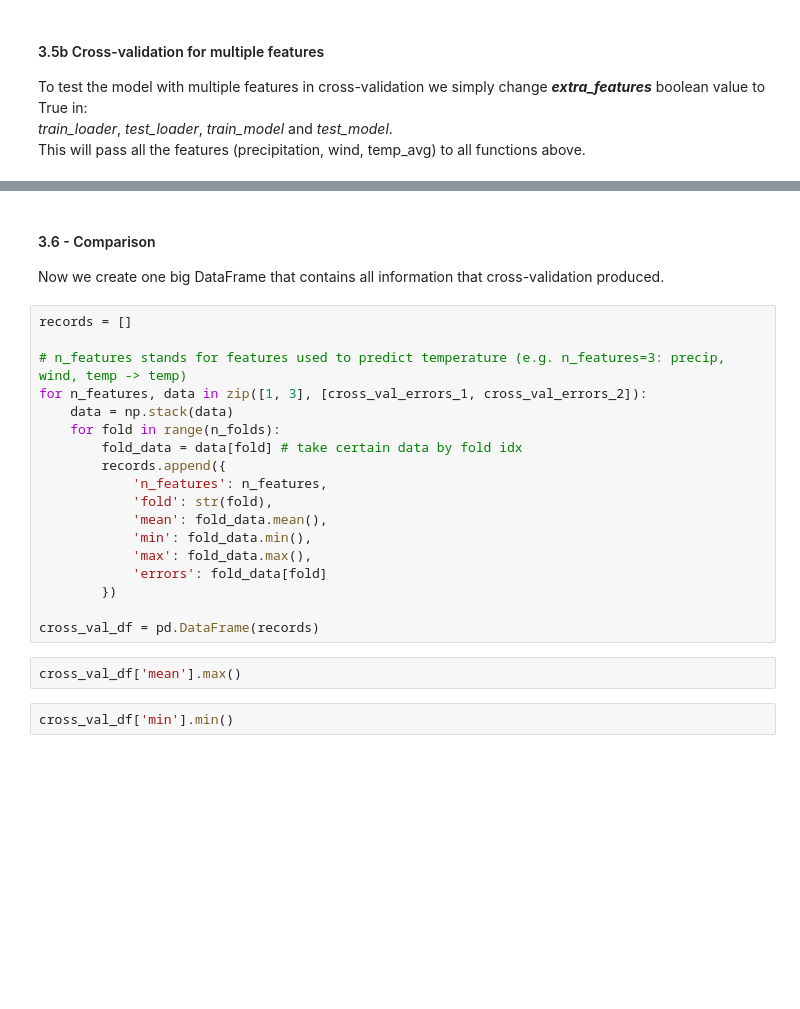
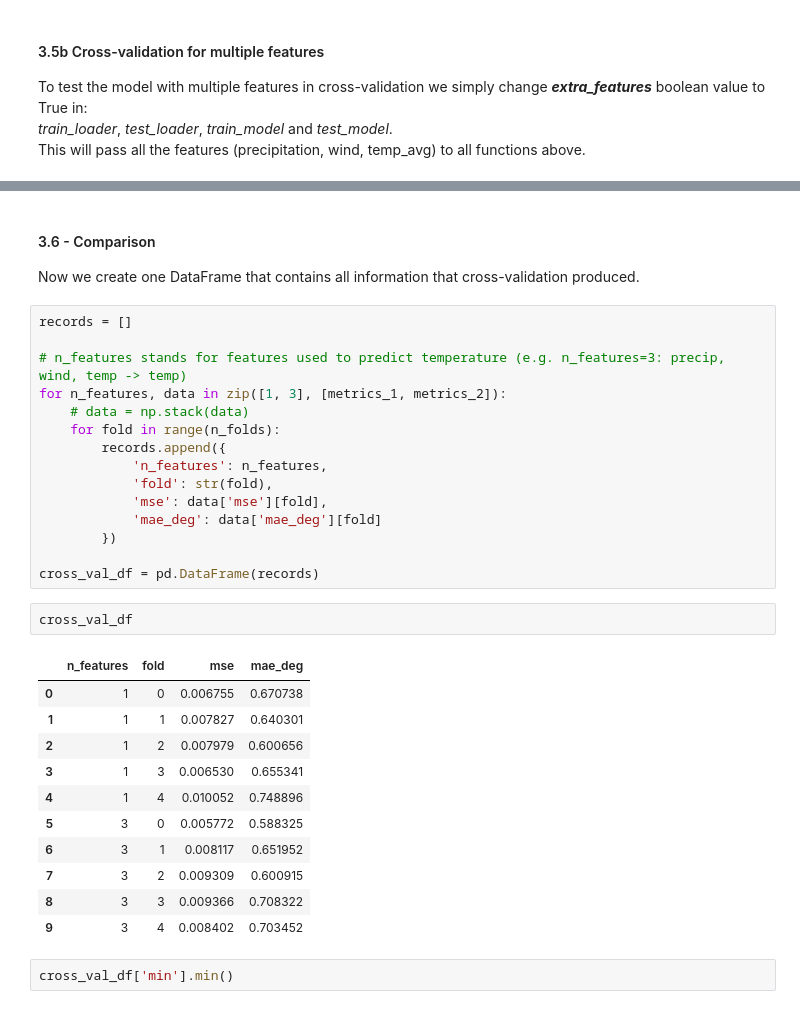
Before and after one commit to gracjan-p/weather-rnn, a Jupyter notebook: notebooks/model.ipynb, the cells around one changed output, grey strips where cells are left out. Drawn from its saved outputs; the diff is of its cells as text; blank space fills up the shorter version.

```diff
--- a/notebooks/model.ipynb
+++ b/notebooks/model.ipynb
@@ -618,26 +580,35 @@ print(f"Average error for {n_folds} folds: {np.mean(cross_val_errors_2):4f}")
 # %% [markdown]
 #### 3.6 - Comparison
-Now we create one big DataFrame that contains all information that cross-validation produced.
+Now we create one DataFrame that contains all information that cross-validation produced.
 # %%
 records = []
 
 # n_features stands for features used to predict temperature (e.g. n_features=3: precip, wind, temp -> temp)
-for n_features, data in zip([1, 3], [cross_val_errors_1, cross_val_errors_2]):
-    data = np.stack(data)
+for n_features, data in zip([1, 3], [metrics_1, metrics_2]):
+    # data = np.stack(data)
     for fold in range(n_folds):
-        fold_data = data[fold] # take certain data by fold idx
         records.append({
             'n_features': n_features,
             'fold': str(fold),
-            'mean': fold_data.mean(),
-            'min': fold_data.min(),
-            'max': fold_data.max(),
-            'errors': fold_data[fold]
+            'mse': data['mse'][fold],
+            'mae_deg': data['mae_deg'][fold]
         })
 
 cross_val_df = pd.DataFrame(records)
 # %%
-cross_val_df['mean'].max()
+cross_val_df
+# %% [output]
+|  | n_features | fold | mse | mae_deg |
+| 0 | 1 | 0 | 0.006755 | 0.670738 |
+| 1 | 1 | 1 | 0.007827 | 0.640301 |
+| 2 | 1 | 2 | 0.007979 | 0.600656 |
+| 3 | 1 | 3 | 0.006530 | 0.655341 |
+| 4 | 1 | 4 | 0.010052 | 0.748896 |
+| 5 | 3 | 0 | 0.005772 | 0.588325 |
+| 6 | 3 | 1 | 0.008117 | 0.651952 |
+| 7 | 3 | 2 | 0.009309 | 0.600915 |
+| 8 | 3 | 3 | 0.009366 | 0.708322 |
+| 9 | 3 | 4 | 0.008402 | 0.703452 |
 # %%
 cross_val_df['min'].min()
 # %%
```
Also changed, not shown: parts of 11 cells of this notebook.
